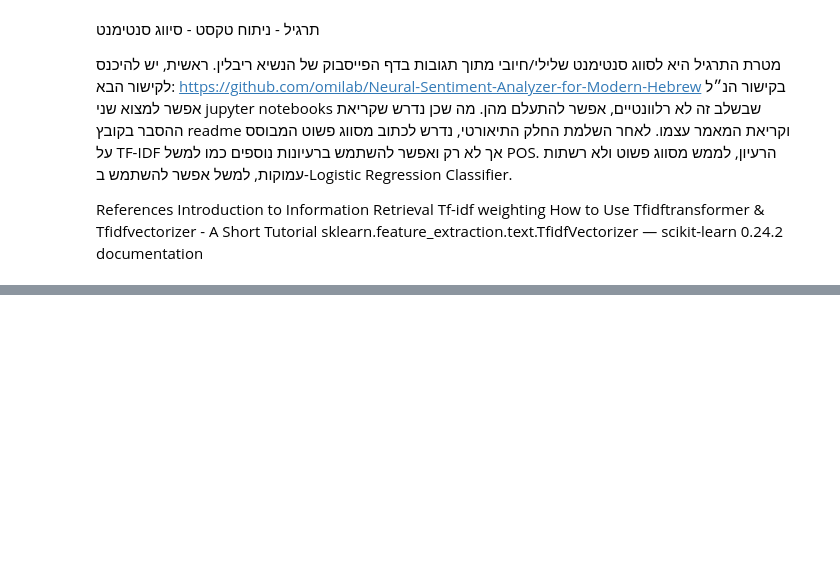
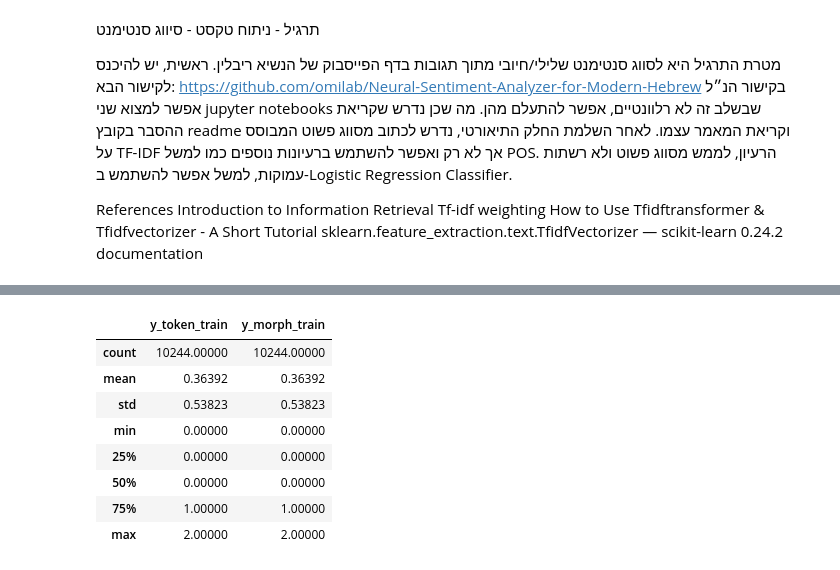
Before and after one commit to wzeyal/DataScience, a Jupyter notebook: DS_Training/NLP/Sentiment_Analysis.ipynb, the cells around one changed output, grey strips where cells are left out. Cells and saved outputs as stored; diff of their text form; code cells hidden in the pictures; blank space fills up the shorter version.

```diff
--- a/DS_Training/NLP/Sentiment_Analysis.ipynb
+++ b/DS_Training/NLP/Sentiment_Analysis.ipynb
@@ -283,0 +104,12 @@ Which repesent the sentiment:
+# %%
+train_df.describe()
+# %% [output]
+|  | y_token_train | y_morph_train |
+| count | 10244.00000 | 10244.00000 |
+| mean | 0.36392 | 0.36392 |
+| std | 0.53823 | 0.53823 |
+| min | 0.00000 | 0.00000 |
+| 25% | 0.00000 | 0.00000 |
+| 50% | 0.00000 | 0.00000 |
+| 75% | 1.00000 | 1.00000 |
+| max | 2.00000 | 2.00000 |
```
Also changed, not shown: parts of 70 cells of this notebook, 2 other files.
